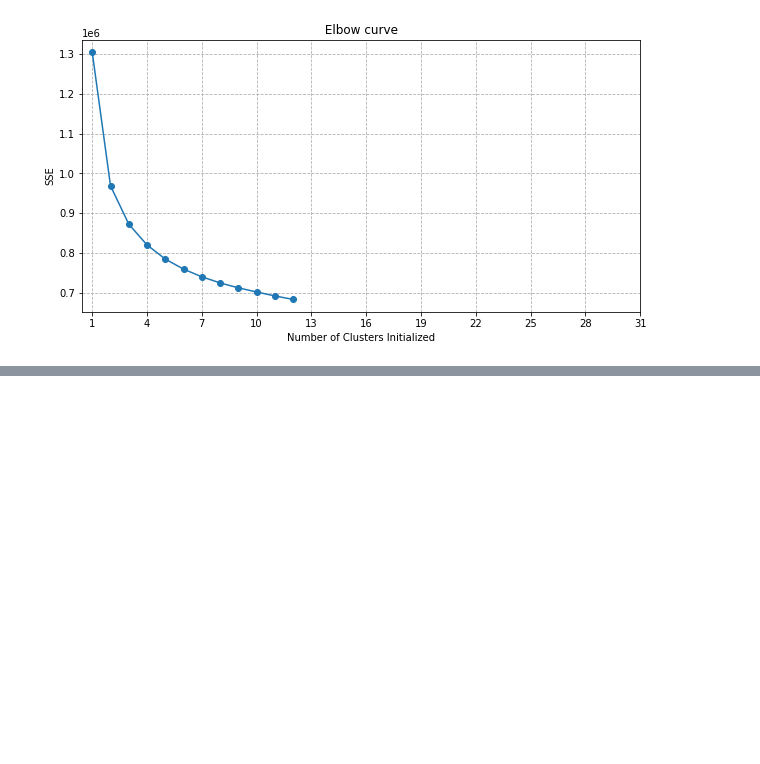
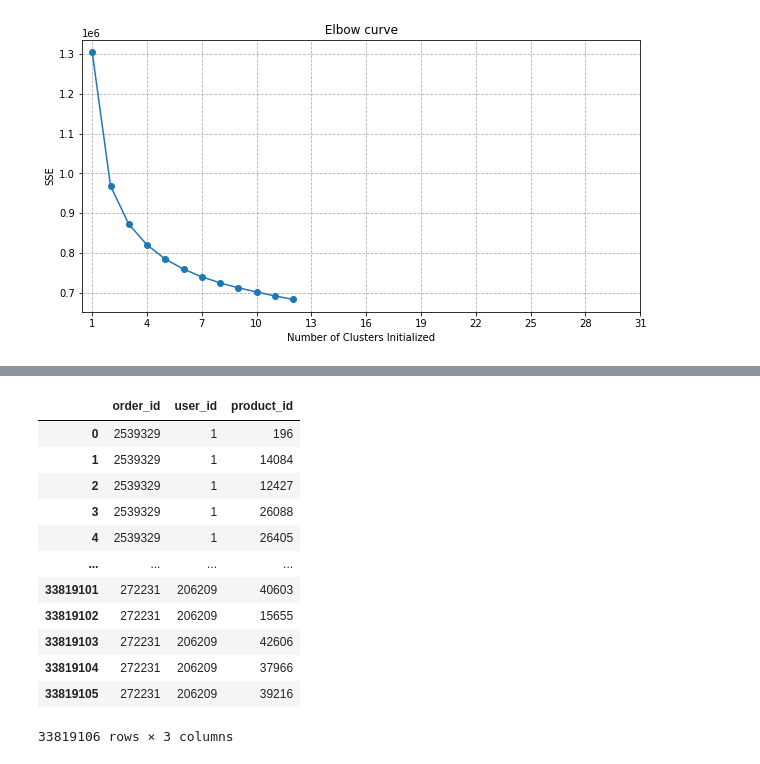
Before and after one commit to charles0808/CMPE255-InstaCart, a Jupyter notebook: term_project_zyl.ipynb, the cells around one changed output, grey strips where cells are left out. Saved outputs shown, nothing was run; the diff lists cells and outputs as text; code cells hidden in the pictures; blank space fills up the shorter version.

```diff
--- a/term_project_zyl.ipynb
+++ b/term_project_zyl.ipynb
@@ -302,0 +319,16 @@ Text(0.5, 1.0, ' Elbow curve ')
+# %%
+user_product_id
+# %% [output]
+|  | order_id | user_id | product_id |
+| 0 | 2539329 | 1 | 196 |
+| 1 | 2539329 | 1 | 14084 |
+| 2 | 2539329 | 1 | 12427 |
+| 3 | 2539329 | 1 | 26088 |
+| 4 | 2539329 | 1 | 26405 |
+| ... | ... | ... | ... |
+| 33819101 | 272231 | 206209 | 40603 |
+| 33819102 | 272231 | 206209 | 15655 |
+| 33819103 | 272231 | 206209 | 42606 |
+| 33819104 | 272231 | 206209 | 37966 |
+| 33819105 | 272231 | 206209 | 39216 |
+33819106 rows × 3 columns
```
Also changed, not shown: parts of 11 cells of this notebook.
